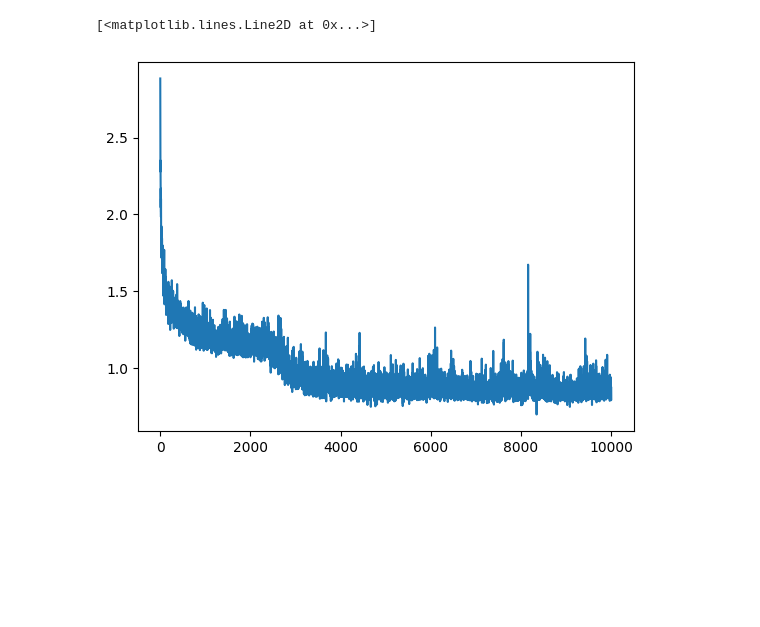
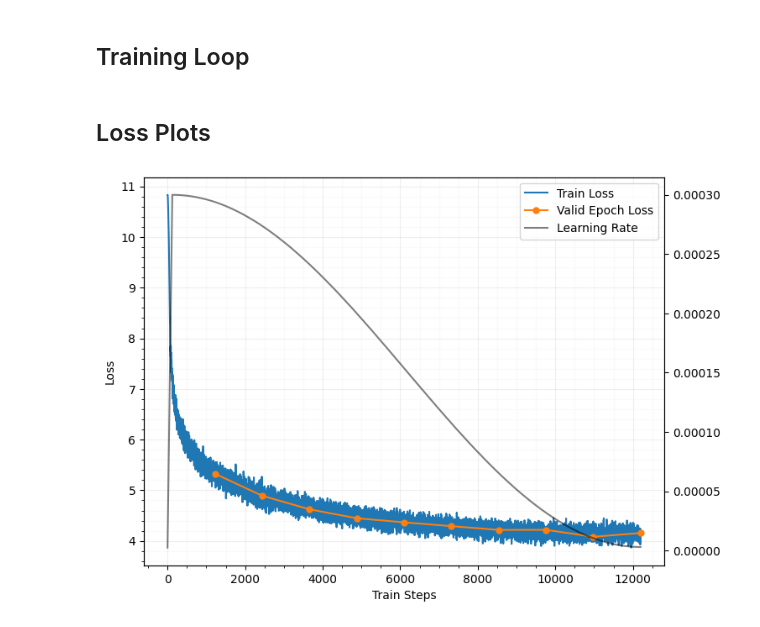
Before and after one commit to samgd/kernels, a Jupyter notebook: notebooks/triton_model.ipynb, the cells around one changed output. Saved outputs shown, nothing was run; the diff lists cells and outputs as text; code cells hidden in the pictures; blank space fills up the shorter version.

Commit message:
Add example notebook to train on OpenWebText

```diff
--- a/notebooks/triton_model.ipynb
+++ b/notebooks/triton_model.ipynb
@@ -61,2 +109,2 @@ dl = torch.utils.data.DataLoader(dataset=ds, batch_size=8, shuffle=False, num_wo
 # %%
-model = Transformer(num_embeddings, depth, d_model, n_head, d_ff, device="cuda")
+model = Transformer("triton", num_embeddings, depth, d_model, n_head, d_ff, device="cuda")
@@ -63,2 +118,6 @@ model = Transformer(num_embeddings, depth, d_model, n_head, d_ff, device="cuda")
+# %%
+lr = 3e-4
+
+warmup_steps = 0.01*EPOCHS*STEPS_PER_EPOCH
 # %%
-opt = torch.optim.AdamW(params=model.parameters(), lr=3e-4)
+opt = torch.optim.AdamW(params=model.parameters(), lr=lr)
@@ -67,2 +143,4 @@ N = 10_000
+# %% [markdown]
+## Training Loop
 # %%
 losses = []
@@ -89,5 +196,32 @@ with tqdm.tqdm(total=N) as pbar:
-# %%
-plt.plot(losses)
-# %% [output]
-[<matplotlib.lines.Line2D at 0x...>]
-[figure, removed]
+# %% [markdown]
+## Loss Plots
+# %%
+valid_epoch_steps = [i*len(train_dl) for i in range(1, EPOCHS + 1)]
+# %%
+fig, ax = plt.subplots(figsize=(8, 6))
+
+ax.plot(losses, label="Train Loss")
+ax.plot(valid_epoch_steps, valid_epoch_losses, marker='o', markersize=5, label="Valid Epoch Loss")
+
+ax2 = ax.twinx()
+ax2.plot(lrs, color="black", alpha=0.5, label="Learning Rate")
+
+# Combine ax and ax2 legends.
+handles = []
+labels = []
+for a in [ax, ax2]:
+    h, l = a.get_legend_handles_labels()
+    handles.extend(h)
+    labels.extend(l)
+ax.legend(handles, labels)
+
+ax.set_xlabel("Train Steps")
+ax.set_ylabel("Loss")
+
+ax.grid(which="major", alpha=0.20)
+ax.minorticks_on()
+ax.grid(which="minor", alpha=0.05)
+
+plt.show()
+# %% [output]
+[figure, added]
```
Also changed, not shown: parts of 18 cells of this notebook.
